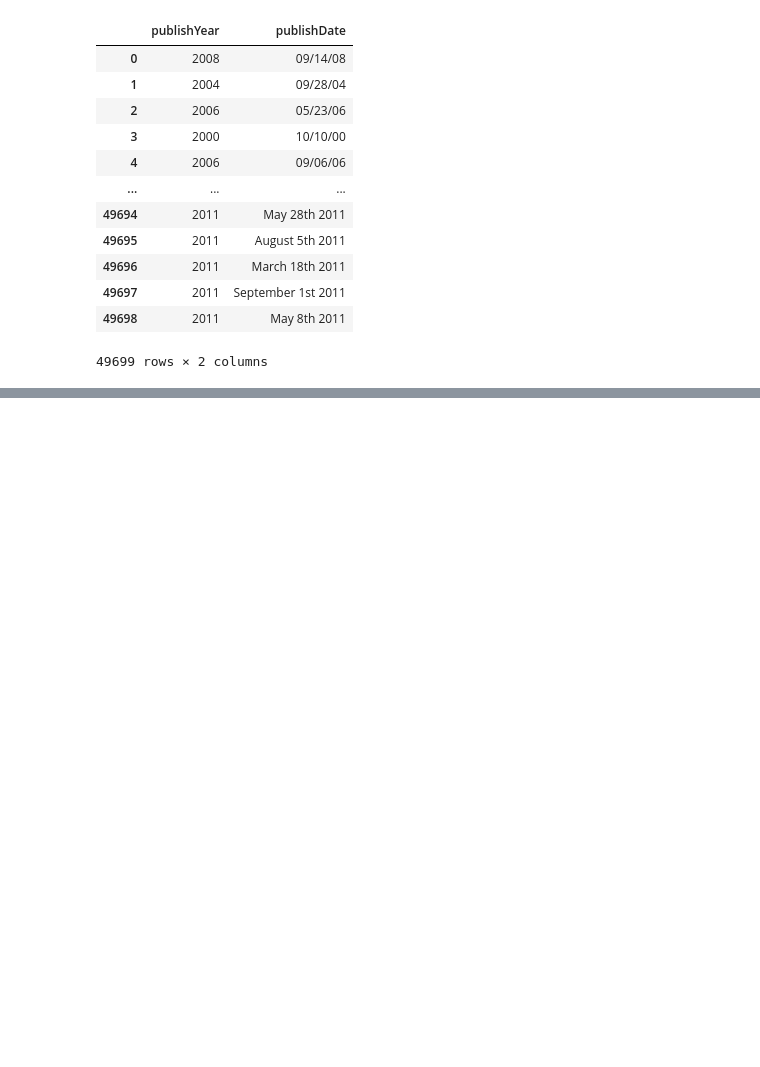
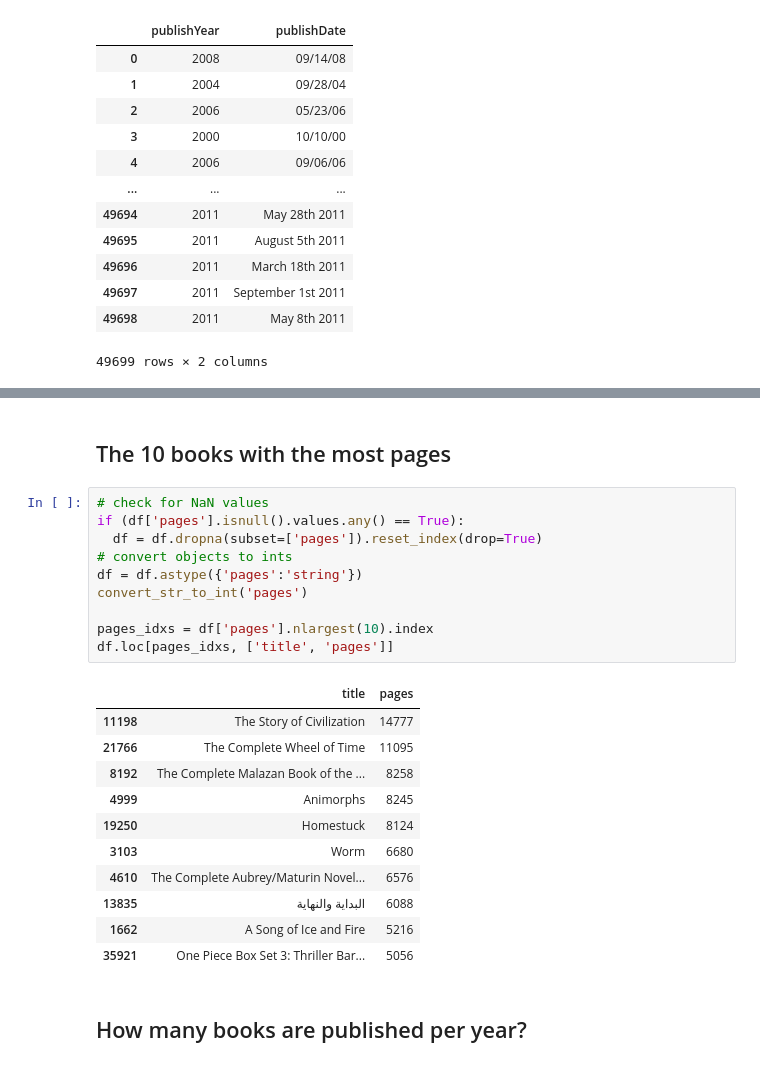
Before and after one commit to cpapasotiri/Data-Mining-Techniques, a Jupyter notebook: Projects/project2/sdi1900151_project2.ipynb, the cells around one changed output, grey strips where cells are left out. Saved outputs shown, nothing was run; the diff lists cells and outputs as text; blank space fills up the shorter version.

```diff
--- a/Projects/project2/sdi1900151_project2.ipynb
+++ b/Projects/project2/sdi1900151_project2.ipynb
@@ -161,0 +170,26 @@ df.loc[:, ['publishYear', 'publishDate']]
+# %% [markdown]
+## The 10 books with the most pages
+# %%
+# check for NaN values
+if (df['pages'].isnull().values.any() == True):
+  df = df.dropna(subset=['pages']).reset_index(drop=True)
+# convert objects to ints
+df = df.astype({'pages':'string'})
+convert_str_to_int('pages')
+
+pages_idxs = df['pages'].nlargest(10).index
+df.loc[pages_idxs, ['title', 'pages']]
+# %% [output]
+|  | title | pages |
+| 11198 | The Story of Civilization | 14777 |
+| 21766 | The Complete Wheel of Time | 11095 |
+| 8192 | The Complete Malazan Book of the ... | 8258 |
+| 4999 | Animorphs | 8245 |
+| 19250 | Homestuck | 8124 |
+| 3103 | Worm | 6680 |
+| 4610 | The Complete Aubrey/Maturin Novel... | 6576 |
+| 13835 | البداية والنهاية | 6088 |
+| 1662 | A Song of Ice and Fire | 5216 |
+| 35921 | One Piece Box Set 3: Thriller Bar... | 5056 |
+# %% [markdown]
+## How many books are published per year?
```
Also changed, not shown: parts of 12 cells of this notebook.
